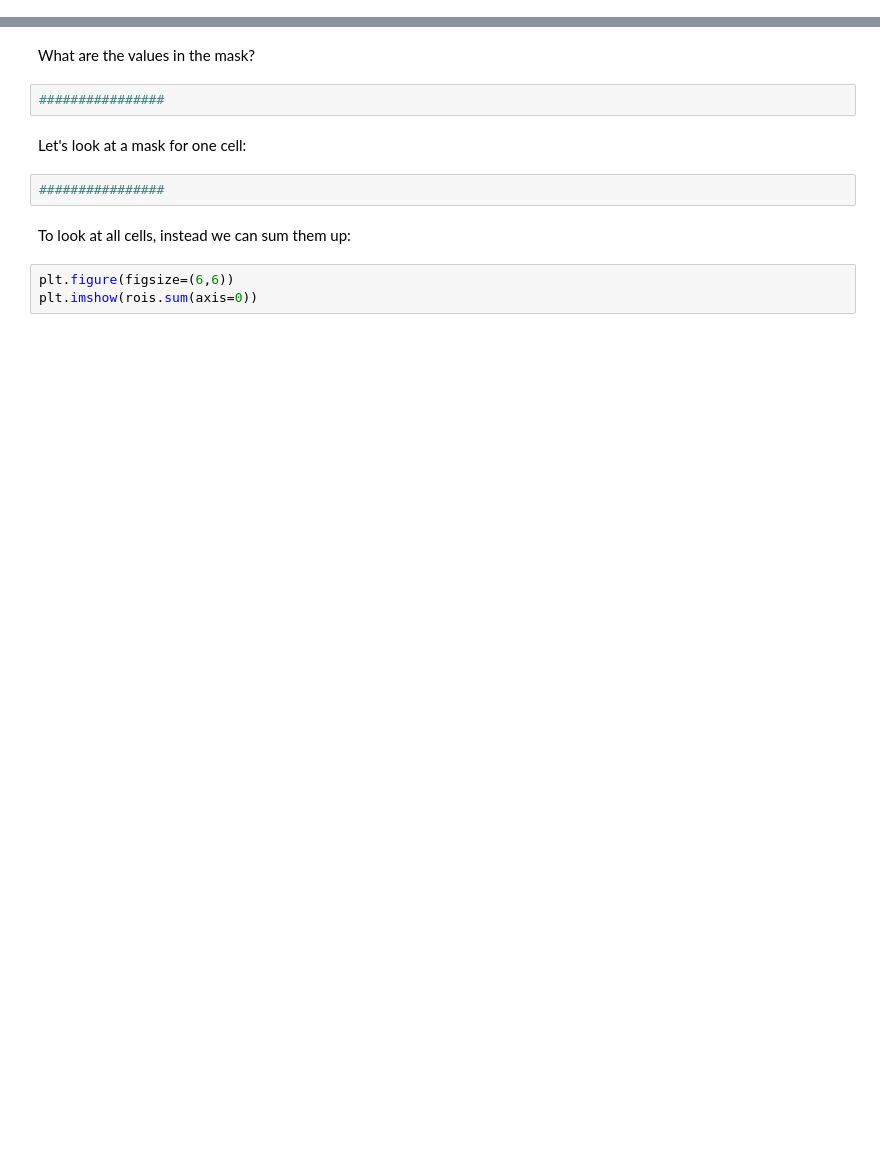
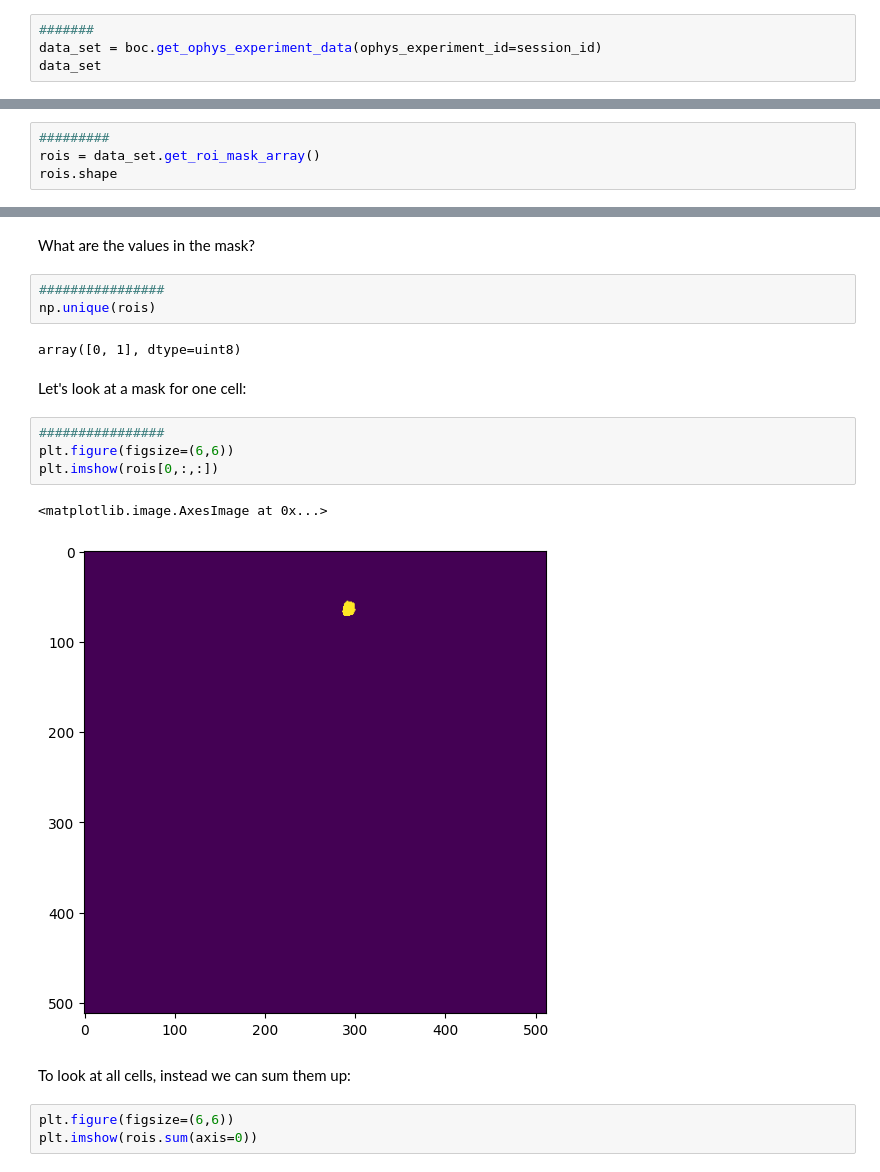
Before and after one commit to mahagueheme-Lesly/TReND-CaMinA, a Jupyter notebook: notebooks/Zambia25/07-to-10-Mon-toThu-AllenTutorial/Session_1_Data_Access.ipynb, the cells around one changed output, grey strips where cells are left out. Saved outputs shown, nothing was run; the diff lists cells and outputs as text; blank space fills up the shorter version.

```diff
--- a/notebooks/Zambia25/07-to-10-Mon-toThu-AllenTutorial/Session_1_Data_Access.ipynb
+++ b/notebooks/Zambia25/07-to-10-Mon-toThu-AllenTutorial/Session_1_Data_Access.ipynb
@@ -130,0 +248,4 @@ A single imaging session is stored in an NWB File. This section shows us how to
+# %%
+#######
+data_set = boc.get_ophys_experiment_data(ophys_experiment_id=session_id)
+data_set
@@ -147,0 +274,4 @@ These are all of the segmented masks for cell bodies in this experiment.
+# %%
+#########
+rois = data_set.get_roi_mask_array()
+rois.shape
@@ -153,11 +288,19 @@ print("Number of cells:", rois.shape[0])
 # %% [markdown]
 What are the values in the mask?
-# %%
-################
+# %%
+################
+np.unique(rois)
+# %% [output]
+array([0, 1], dtype=uint8)
 # %% [markdown]
 Let's look at a mask for one cell:
-# %%
-################
+# %%
+################
+plt.figure(figsize=(6,6))
+plt.imshow(rois[0,:,:])
+# %% [output]
+<matplotlib.image.AxesImage at 0x...>
+[figure, added]
 # %% [markdown]
 To look at all cells, instead we can sum them up:
 # %%
```
Also changed, not shown: parts of 61 cells of this notebook, 1 other file.
